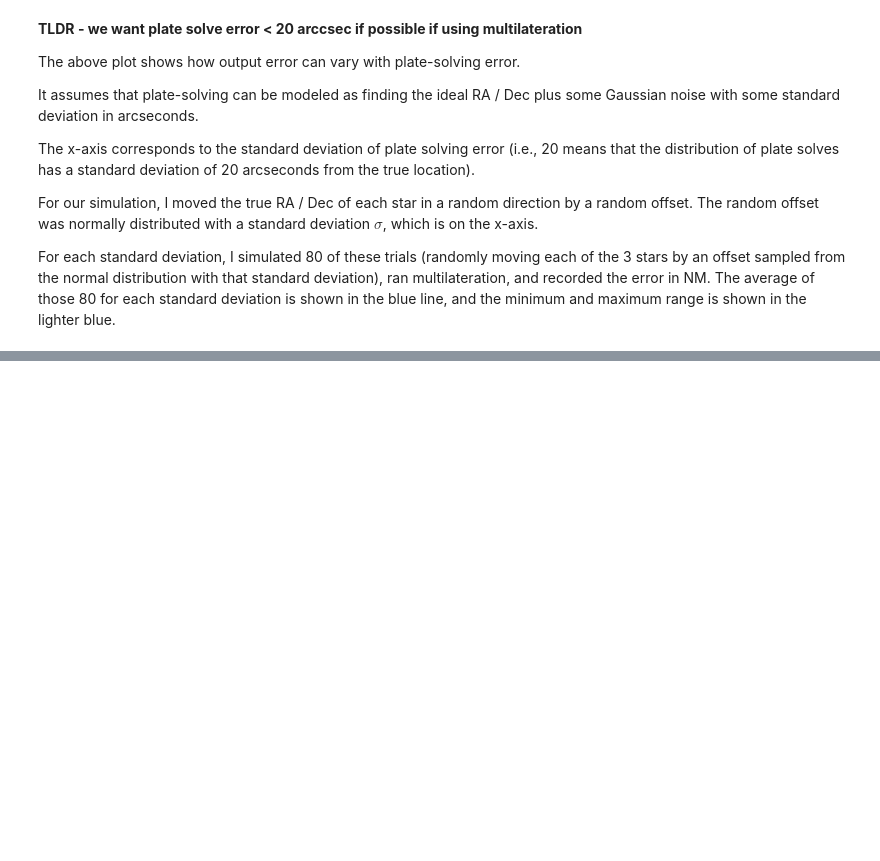
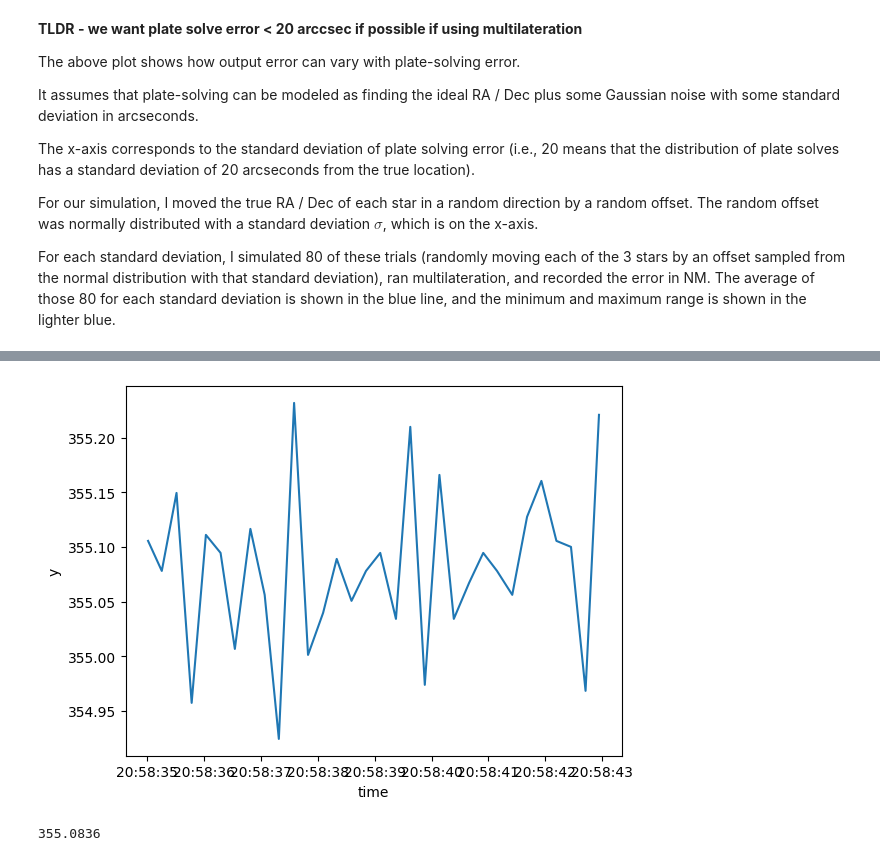
Before and after one commit to evallen/astronav, a Jupyter notebook: multilateration_error_analysis.ipynb, the cells around one changed output, grey strips where cells are left out. Saved outputs shown, nothing was run; the diff lists cells and outputs as text; code cells hidden in the pictures; blank space fills up the shorter version.

```diff
--- a/multilateration_error_analysis.ipynb
+++ b/multilateration_error_analysis.ipynb
@@ -249,0 +301,14 @@ blue.
+# %%
+def get_averaged_reading(reading_data: pd.DataFrame, col: str, exposure_start: pd.Timestamp, exposure_duration: pd.Timedelta) -> float:
+    our_data = reading_data[reading_data['time'].between(exposure_start, exposure_start + exposure_duration)]
+    plt.figure()
+    plt.plot(our_data['time'],our_data[col])
+    plt.ylabel(col)
+    plt.xlabel('time')
+    plt.show()
+    return our_data[col].median()
+
+get_averaged_reading(data, 'y', pd.Timestamp('2022-11-19 20:58:35'), pd.Timedelta(seconds=8))
+# %% [output]
+[figure, added]
+355.0836
```
Also changed, not shown: parts of 6 cells of this notebook, 1 other file.
